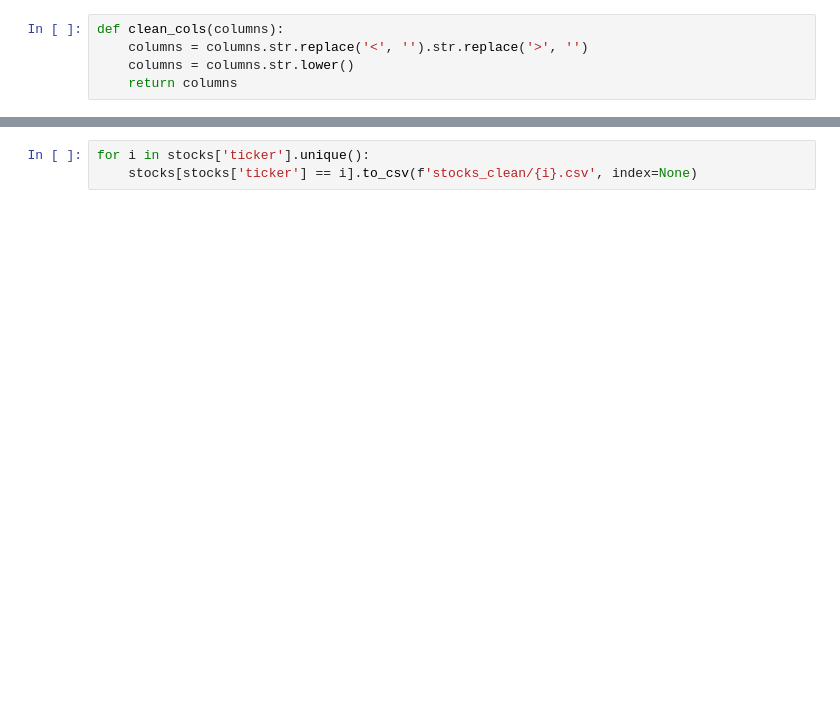
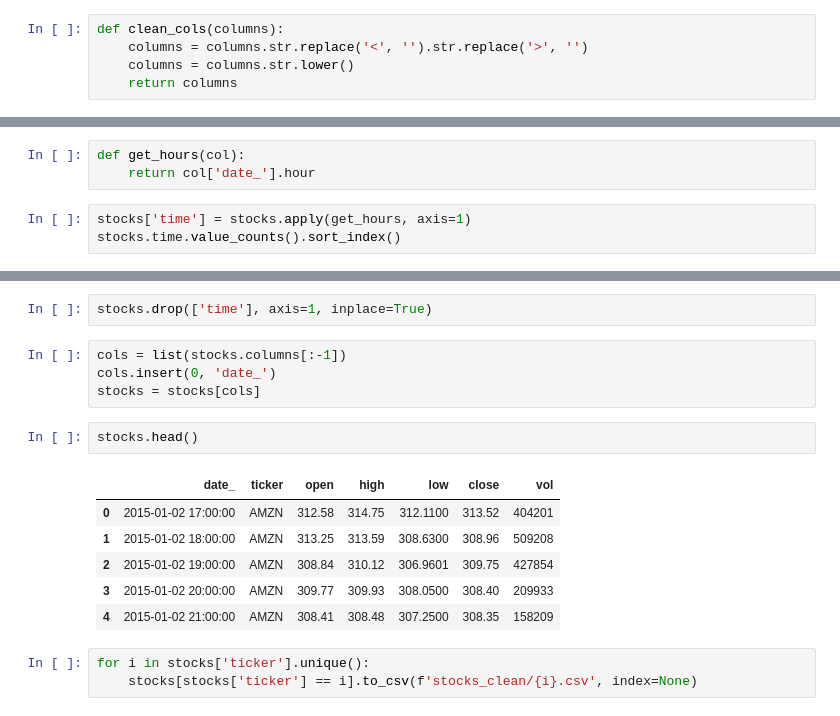
Before and after one commit to PatrykML/twitter_sentiment_stock_prediction, a Jupyter notebook: stocks_merger.ipynb, the cells around one changed output, grey strips where cells are left out. Cells and saved outputs as stored; diff of their text form; blank space fills up the shorter version.

```diff
--- a/stocks_merger.ipynb
+++ b/stocks_merger.ipynb
@@ -58,0 +72,6 @@ array(['AMZN', 'AAPL', 'GOOG', 'GOOGL', 'MSFT', 'TSLA'], dtype=object)
+# %%
+def get_hours(col):
+    return col['date_'].hour
+# %%
+stocks['time'] = stocks.apply(get_hours, axis=1)
+stocks.time.value_counts().sort_index()
@@ -59,3 +88,18 @@ array(['AMZN', 'AAPL', 'GOOG', 'GOOGL', 'MSFT', 'TSLA'], dtype=object)
+# %%
+stocks.drop(['time'], axis=1, inplace=True)
+# %%
+cols = list(stocks.columns[:-1])
+cols.insert(0, 'date_')
+stocks = stocks[cols]
+# %%
+stocks.head()
+# %% [output]
+|  | date_ | ticker | open | high | low | close | vol |
+| 0 | 2015-01-02 17:00:00 | AMZN | 312.58 | 314.75 | 312.1100 | 313.52 | 404201 |
+| 1 | 2015-01-02 18:00:00 | AMZN | 313.25 | 313.59 | 308.6300 | 308.96 | 509208 |
+| 2 | 2015-01-02 19:00:00 | AMZN | 308.84 | 310.12 | 306.9601 | 309.75 | 427854 |
+| 3 | 2015-01-02 20:00:00 | AMZN | 309.77 | 309.93 | 308.0500 | 308.40 | 209933 |
+| 4 | 2015-01-02 21:00:00 | AMZN | 308.41 | 308.48 | 307.2500 | 308.35 | 158209 |
 # %%
 for i in stocks['ticker'].unique():
     stocks[stocks['ticker'] == i].to_csv(f'stocks_clean/{i}.csv', index=None)
```
Also changed, not shown: parts of 11 cells of this notebook, 3 other files.
